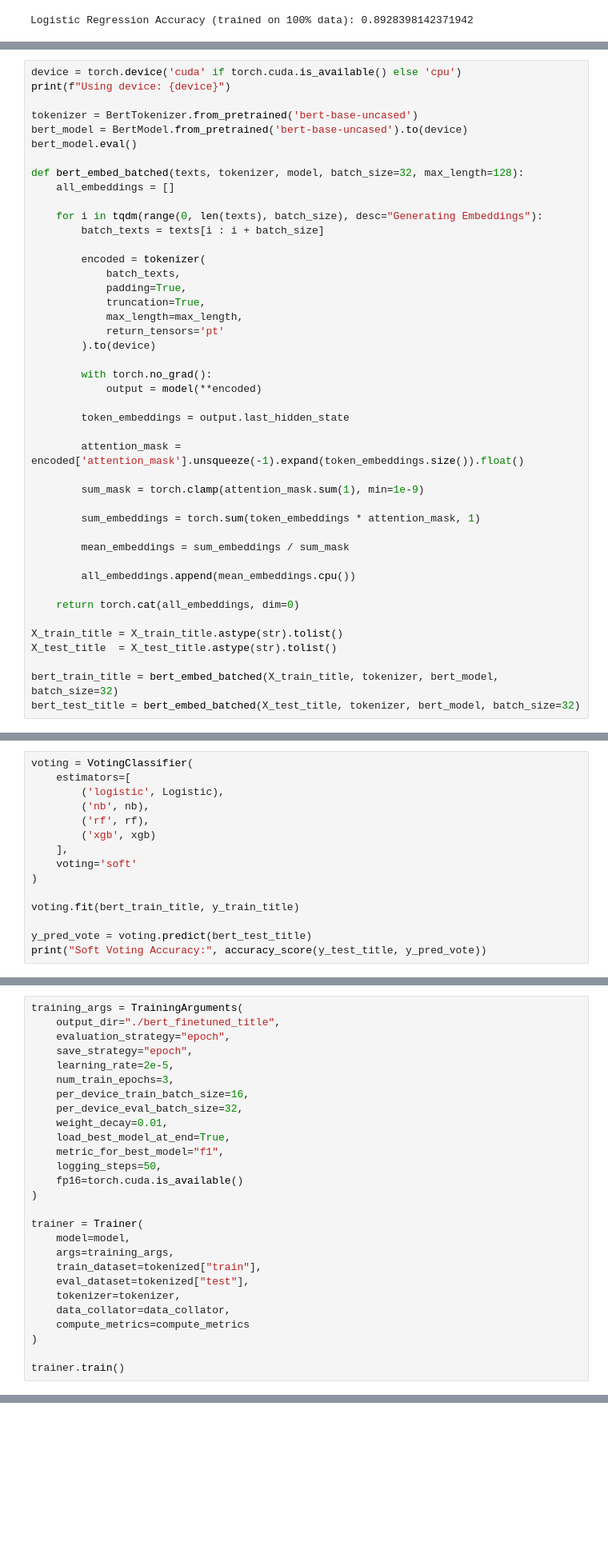
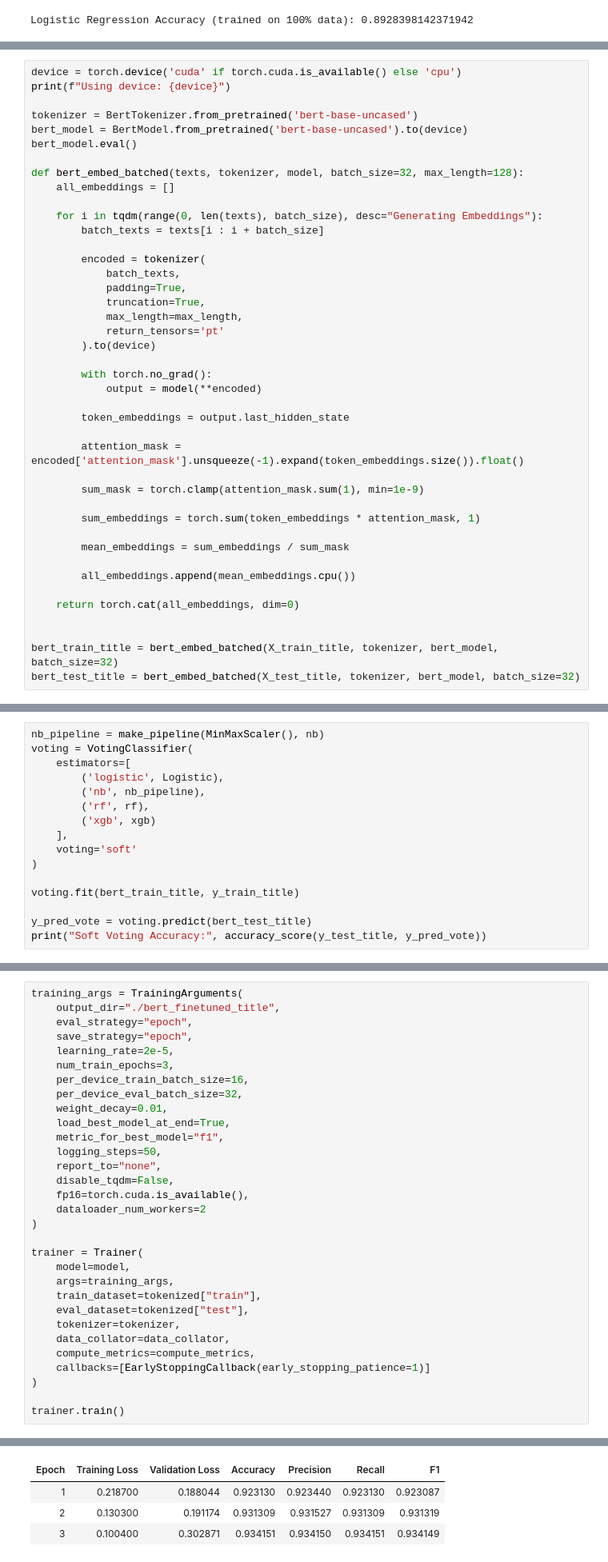
Before and after one commit to rzkyrhmdian/Data-Mining_Fake-News-Classification, a Jupyter notebook: main.ipynb, the cells around one changed output, grey strips where cells are left out. Shown at 80% size. Drawn from its saved outputs; the diff is of its cells as text; blank space fills up the shorter version.

Commit message:
train done

```diff
--- a/main.ipynb
+++ b/main.ipynb
@@ -561,8 +594,6 @@ def bert_embed_batched(texts, tokenizer, model, batch_size=32, max_length=128):
 
     return torch.cat(all_embeddings, dim=0)
 
-X_train_title = X_train_title.astype(str).tolist()
-X_test_title  = X_test_title.astype(str).tolist()
 
 bert_train_title = bert_embed_batched(X_train_title, tokenizer, bert_model, batch_size=32)
 bert_test_title = bert_embed_batched(X_test_title, tokenizer, bert_model, batch_size=32)
@@ -624,8 +654,9 @@ XGBoost Accuracy: 0.9548069591737715
 # %%
+nb_pipeline = make_pipeline(MinMaxScaler(), nb)
 voting = VotingClassifier(
     estimators=[
         ('logistic', Logistic),
-        ('nb', nb),
+        ('nb', nb_pipeline),
         ('rf', rf),
         ('xgb', xgb)
     ],
@@ -953,7 +1043,7 @@ def compute_metrics(pred):
 # %%
 training_args = TrainingArguments(
     output_dir="./bert_finetuned_title",
-    evaluation_strategy="epoch",
+    eval_strategy="epoch",
     save_strategy="epoch",
     learning_rate=2e-5,
     num_train_epochs=3,
@@ -963,7 +1053,10 @@ training_args = TrainingArguments(
     load_best_model_at_end=True,
     metric_for_best_model="f1",
     logging_steps=50,
-    fp16=torch.cuda.is_available()
+    report_to="none",
+    disable_tqdm=False,
+    fp16=torch.cuda.is_available(),
+    dataloader_num_workers=2
 )
 
 trainer = Trainer(
@@ -973,7 +1066,9 @@ trainer = Trainer(
     eval_dataset=tokenized["test"],
     tokenizer=tokenizer,
     data_collator=data_collator,
-    compute_metrics=compute_metrics
+    compute_metrics=compute_metrics,
+    callbacks=[EarlyStoppingCallback(early_stopping_patience=1)]
 )
 
 trainer.train()
+# %% [output]
@@ -979,0 +1076,4 @@ trainer.train()
+| Epoch | Training Loss | Validation Loss | Accuracy | Precision | Recall | F1 |
+| 1 | 0.218700 | 0.188044 | 0.923130 | 0.923440 | 0.923130 | 0.923087 |
+| 2 | 0.130300 | 0.191174 | 0.931309 | 0.931527 | 0.931309 | 0.931319 |
+| 3 | 0.100400 | 0.302871 | 0.934151 | 0.934150 | 0.934151 | 0.934149 |
```
Also changed, not shown: parts of 84 cells of this notebook.
